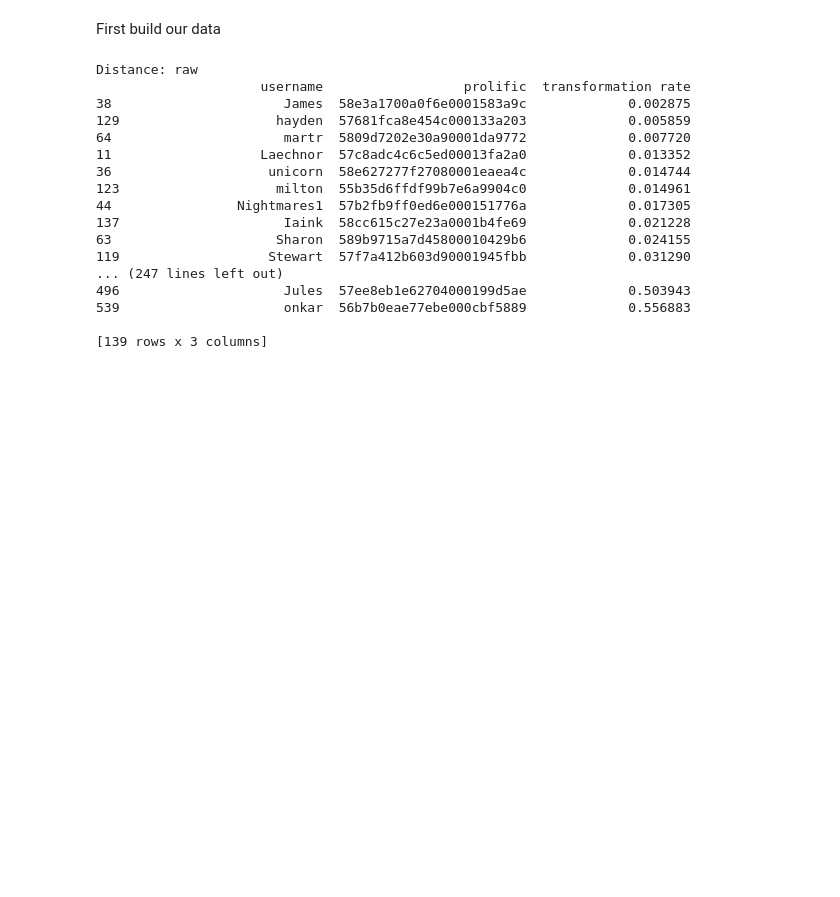
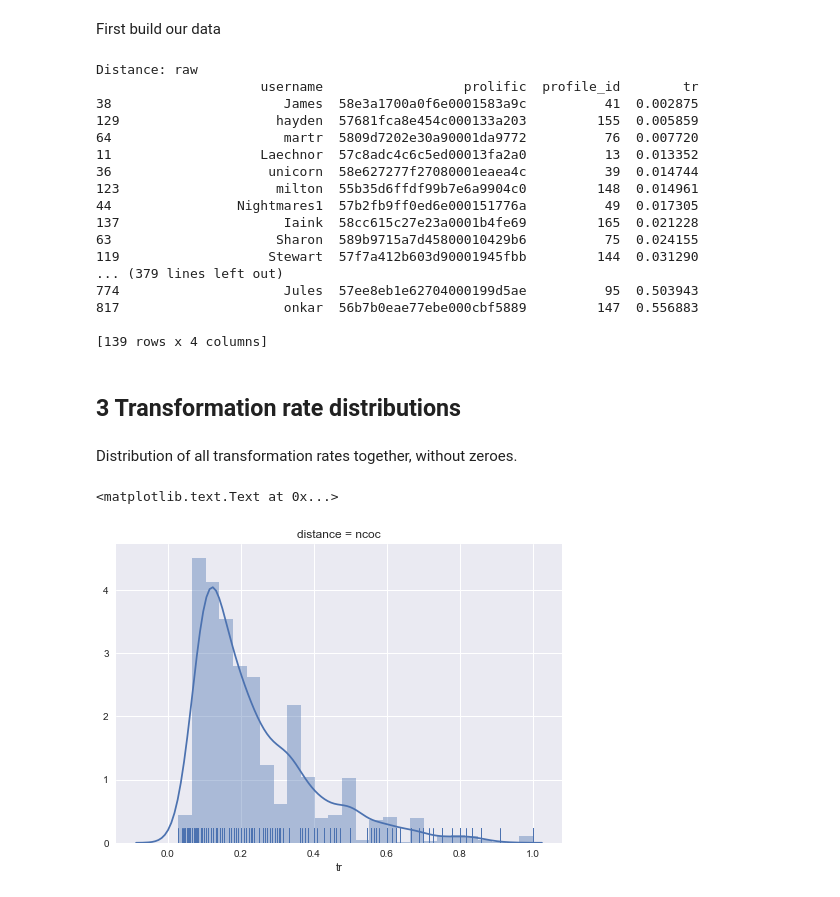
Before and after one commit to interpretation-experiment/analysis, a Jupyter notebook: notebooks/exp_3/subject_transformation_rate.ipynb, the cells around one changed output. Saved outputs shown, nothing was run; the diff lists cells and outputs as text; code cells hidden in the pictures; blank space fills up the shorter version.

Commit message:
feat/exp-3: add more details to transformation rate distributions

```diff
--- a/notebooks/exp_3/subject_transformation_rate.ipynb
+++ b/notebooks/exp_3/subject_transformation_rate.ipynb
@@ -43,31 +47,66 @@ for distance in Sentence.DISTANCE_TYPES:
         data.append({
                 'username': profile.user.username,
                 'prolific': profile.prolific_id,
+                'profile_id': profile.id,
                 'distance': distance,
-                'transformation rate': profile.transformation_rate(distance)
+                'tr': profile.transformation_rate(distance)
             })
 data = DataFrame(data)
 # %%
 for distance in Sentence.DISTANCE_TYPES:
     print('Distance: {}'.format(distance))
-    print(data[data.distance == distance].sort_values(by='transformation rate')
-          [['username', 'prolific', 'transformation rate']])
+    print(data[data.distance == distance].sort_values(by='tr')
+          [['username', 'prolific', 'profile_id', 'tr']])
     print()
 # %% [output]
 Distance: raw
-                     username                  prolific  transformation rate
-38                      James  58e3a1700a0f6e0001583a9c             0.002875
-129                    hayden  57681fca8e454c000133a203             0.005859
-64                      martr  5809d7202e30a90001da9772             0.007720
-11                   Laechnor  57c8adc4c6c5ed00013fa2a0             0.013352
-36                    unicorn  58e627277f27080001eaea4c             0.014744
-123                    milton  55b35d6ffdf99b7e6a9904c0             0.014961
-44                Nightmares1  57b2fb9ff0ed6e000151776a             0.017305
-137                     Iaink  58cc615c27e23a0001b4fe69             0.021228
-63                     Sharon  589b9715a7d45800010429b6             0.024155
-119                   Stewart  57f7a412b603d90001945fbb             0.031290
-... (247 lines left out)
-496                     Jules  57ee8eb1e62704000199d5ae             0.503943
-539                     onkar  56b7b0eae77ebe000cbf5889             0.556883
+                     username                  prolific  profile_id        tr
+38                      James  58e3a1700a0f6e0001583a9c          41  0.002875
+129                    hayden  57681fca8e454c000133a203         155  0.005859
+64                      martr  5809d7202e30a90001da9772          76  0.007720
+11                   Laechnor  57c8adc4c6c5ed00013fa2a0          13  0.013352
+36                    unicorn  58e627277f27080001eaea4c          39  0.014744
+123                    milton  55b35d6ffdf99b7e6a9904c0         148  0.014961
+44                Nightmares1  57b2fb9ff0ed6e000151776a          49  0.017305
+137                     Iaink  58cc615c27e23a0001b4fe69         165  0.021228
+63                     Sharon  589b9715a7d45800010429b6          75  0.024155
+119                   Stewart  57f7a412b603d90001945fbb         144  0.031290
+... (379 lines left out)
+774                     Jules  57ee8eb1e62704000199d5ae          95  0.503943
+817                     onkar  56b7b0eae77ebe000cbf5889         147  0.556883
 
-[139 rows x 3 columns]
+[139 rows x 4 columns]
+# %% [markdown]
+## 3 Transformation rate distributions
+# %%
+profiles = Profile.objects\
+    .annotate(Count('sentences'))\
+    .filter(sentences__count=config.experiment_work + config.training_work,
+            user__is_staff=False)
+data_all = []
+for profile in profiles:
+    transformed_sentences = (profile.sentences.nonspam.nondoublepost
+                             .filter(parent__isnull=False).all())
+    for sentence in transformed_sentences:
+        for distance in Sentence.DISTANCE_TYPES:
+            data_all.append({
+                    'username': profile.user.username,
+                    'prolific': profile.prolific_id,
+                    'profile_id': profile.id,
+                    'sentence_id': sentence.id,
+                    'distance': distance,
+                    'tr': getattr(sentence.parent, distance + '_distance')(sentence)
+                })
+data_all = DataFrame(data_all)
+data_all = data_all
+# %% [markdown]
+Distribution of all transformation rates together, without zeroes.
+# %%
+DIST_DISTANCE = 'ncoc'
+# %%
+sb.distplot(data_all[(data_all.distance == DIST_DISTANCE) & (data_all.tr > 0)].tr,
+            rug=True, kde_kws={'clip': [0, 1]})
+plt.gca().set_title('distance = ' + DIST_DISTANCE)
+# %% [output]
+<matplotlib.text.Text at 0x...>
+[figure, added]
```
Also changed, not shown: parts of 3 cells of this notebook, 1 other file.
